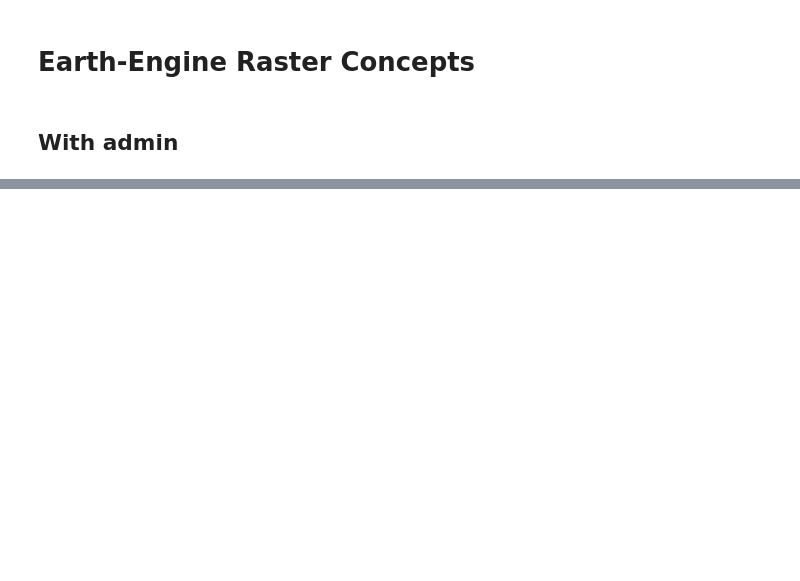
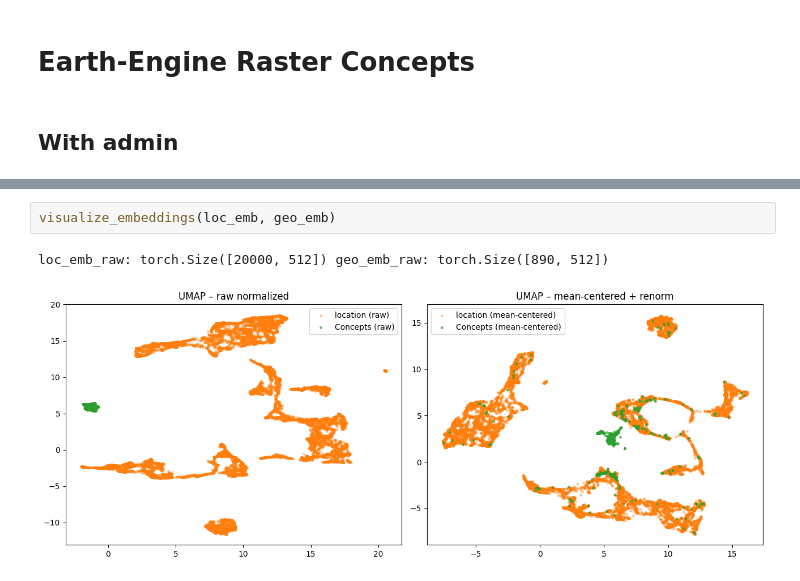
Before and after one commit to sricke/explainable-earth-embeddings, a Jupyter notebook: visualization.ipynb, the cells around one changed output, grey strips where cells are left out. Saved outputs shown, nothing was run; the diff lists cells and outputs as text; blank space fills up the shorter version.

```diff
--- a/visualization.ipynb
+++ b/visualization.ipynb
@@ -280,0 +347,5 @@ print("geo_emb:", geo_emb.shape)
+# %%
+visualize_embeddings(loc_emb, geo_emb)
+# %% [output]
+loc_emb_raw: torch.Size([20000, 512]) geo_emb_raw: torch.Size([890, 512])
+[figure, added]
```
Also changed, not shown: parts of 9 cells of this notebook.
